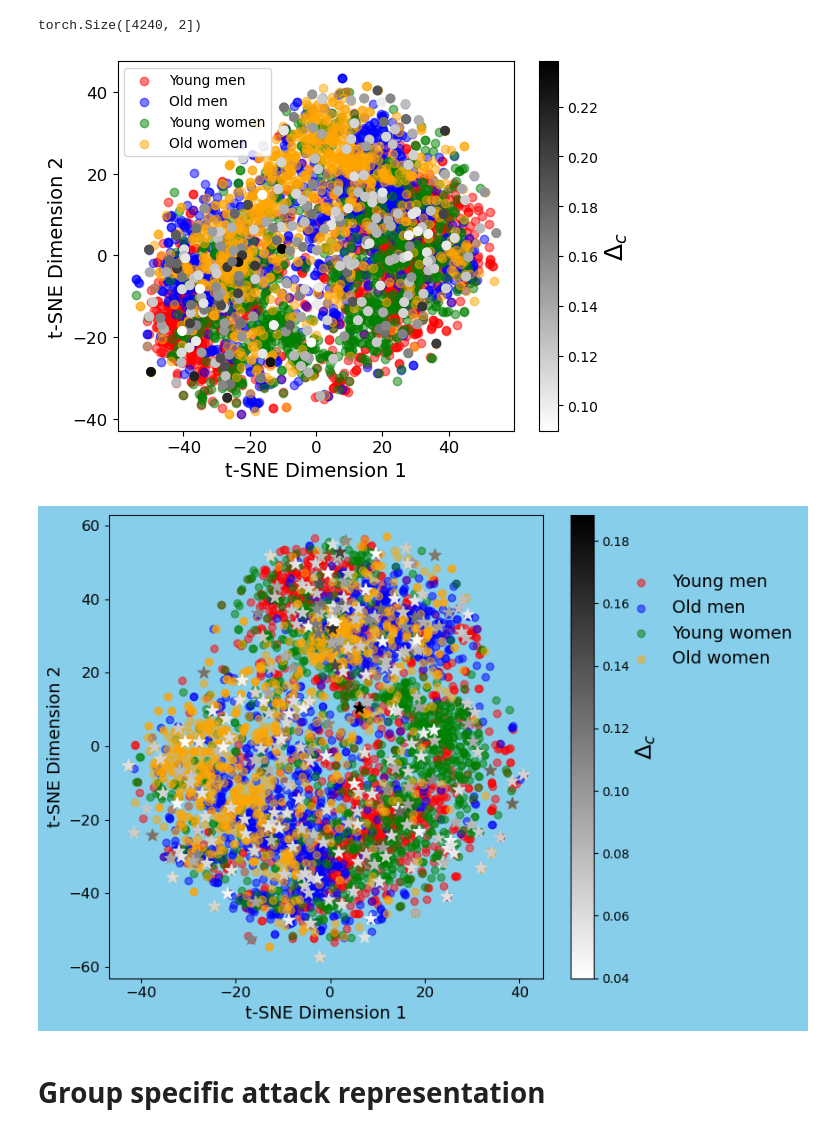
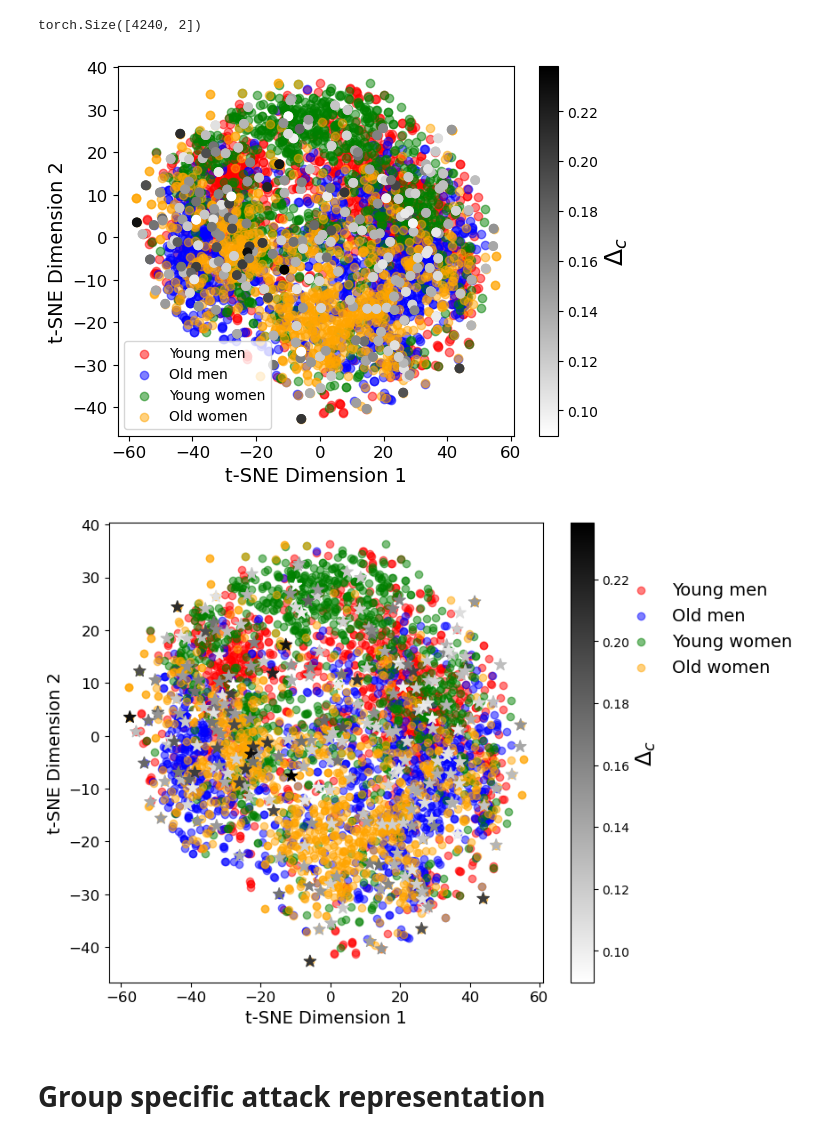
Before and after one commit to ChethanKodase/robustness_of_subgroups, a Jupyter notebook: detect_embedding_defects.ipynb, the cells around one changed output. Cells and saved outputs as stored; diff of their text form; code cells hidden in the pictures.

```diff
--- a/detect_embedding_defects.ipynb
+++ b/detect_embedding_defects.ipynb
@@ -191,7 +191,7 @@ all_features = ["youngmen", "oldmen", "youngwomen", "oldwomen"]
 feature = all_features[0]
 # %%
 # 0
-beta_value = 5.0
+beta_value = 10.0
 model.load_state_dict(torch.load('/home/luser/autoencoder_attacks/saved_celebA/checkpoints/celebA_CNN_VAE'+str(beta_value)+'_big_trainSize'+str(train_data_size)+'_epochs'+str(epochs)+'.torch'))
 
 model.eval()
@@ -502,7 +502,7 @@ plt.legend()
 # Show plot
 plt.show()
 # %% [output]
-[figure, old version]
+[figure, new version]
 # %%
 import matplotlib.pyplot as plt
 
@@ -518,37 +518,37 @@ all_losses_normalized = all_losses
 
 fig, ax = plt.subplots(figsize=(10, 6))
 # Set the background color of the plot
-fig.patch.set_facecolor('skyblue')
-ax.set_facecolor('skyblue')
+#fig.patch.set_facecolor('skyblue')
+#ax.set_facecolor('skyblue')
 
 
 # Plot each group separately with specified colors and labels
 ax.scatter(data_tsne_tensor[0*batch_size:1*batch_size, 0], data_tsne_tensor[0*batch_size:1*batch_size, 1], color=colors[0], label=labels[0], alpha=0.5)
 ax.scatter(data_tsne_tensor[1*batch_size:2*batch_size, 0], data_tsne_tensor[1*batch_size:2*batch_size, 1], color=colors[1], label=labels[1], alpha=0.5)
 ax.scatter(data_tsne_tensor[2*batch_size:3*batch_size, 0], data_tsne_tensor[2*batch_size:3*batch_size, 1], color=colors[2], label=labels[2], alpha=0.5)
 ax.scatter(data_tsne_tensor[3*batch_size:4*batch_size, 0], data_tsne_tensor[3*batch_size:4*batch_size, 1], color=colors[3], label=labels[3], alpha=0.5)
 
 #plt.scatter(data_tsne_tensor[4000:, 0], data_tsne_tensor[4000:, 1], c=all_losses_normalized, cmap='gray_r')
 scatter = ax.scatter(data_tsne_tensor[4000:, 0], data_tsne_tensor[4000:, 1], c=all_losses_normalized, cmap='gray_r', marker='*',  s=100)
 cbar = plt.colorbar(scatter)
 cbar.set_label('$\Delta_c$', fontsize=18)
 plt.xticks(fontsize=12)
 plt.yticks(fontsize=12)
 plt.xlabel('t-SNE Dimension 1', fontsize=14)
 plt.ylabel('t-SNE Dimension 2', fontsize=14)
 #plt.title('t-SNE Scatter Plot Colored by Loss Values')
 #plt.show()
 
 # Add legend and place it outside the plot
 ax.legend(loc='upper left', bbox_to_anchor=(1.05, 1), borderaxespad=3., frameon=False, fontsize=14)
 
 # Adjust layout to make room for the legend
 plt.tight_layout(rect=[0, 0, 0.85, 1])
 
 # Show plot
 plt.show()
 # %% [output]
-[figure, old version]
+[figure, new version]
 # %% [markdown]
 # Group specific attack representation
 # %%
```
Also changed, not shown: parts of 6 cells of this notebook, 4 other files.
